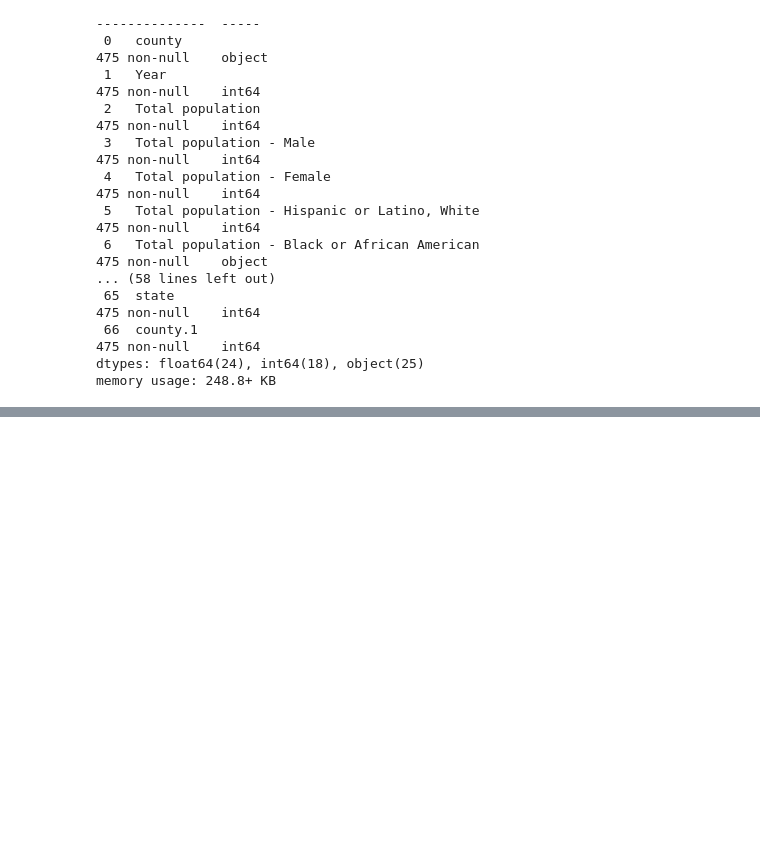
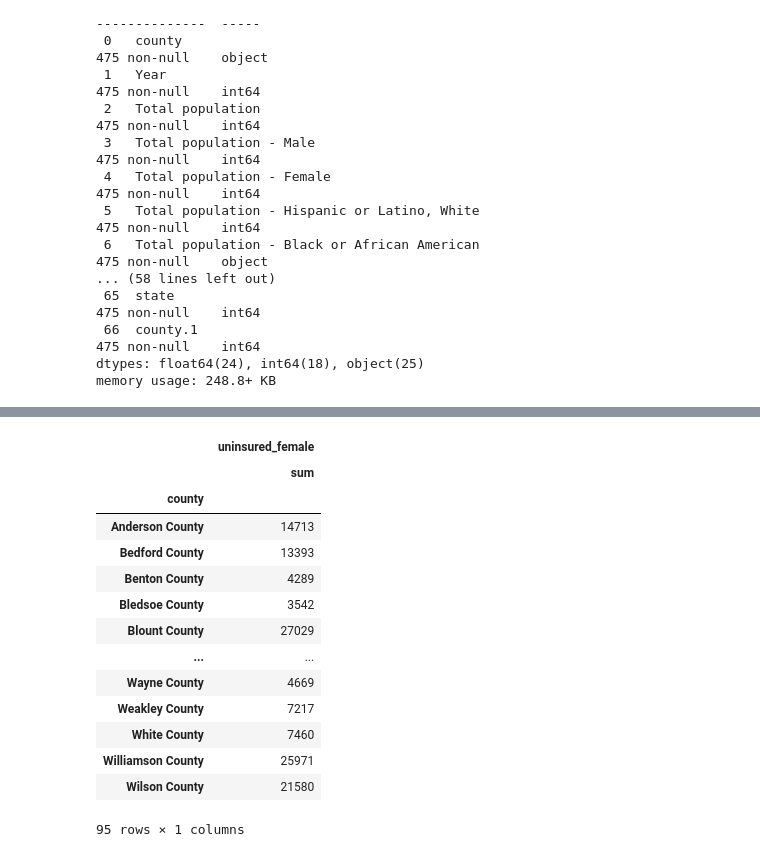
Before and after one commit to tigerbelle07/Capstone, a Jupyter notebook: notebooks/BC_Cap_v2.ipynb, the cells around one changed output, grey strips where cells are left out. Cells and saved outputs as stored; diff of their text form; code cells hidden in the pictures; blank space fills up the shorter version.

```diff
--- a/notebooks/BC_Cap_v2.ipynb
+++ b/notebooks/BC_Cap_v2.ipynb
@@ -65,0 +137,18 @@ cov1
+# %%
+cov.groupby(['county']).agg({'uninsured_female': ['sum']})
+# %% [output]
+|  | uninsured_female |
+|  | sum |
+| county |  |
+| Anderson County | 14713 |
+| Bedford County | 13393 |
+| Benton County | 4289 |
+| Bledsoe County | 3542 |
+| Blount County | 27029 |
+| ... | ... |
+| Wayne County | 4669 |
+| Weakley County | 7217 |
+| White County | 7460 |
+| Williamson County | 25971 |
+| Wilson County | 21580 |
+95 rows × 1 columns
```
Also changed, not shown: parts of 8 cells of this notebook.
